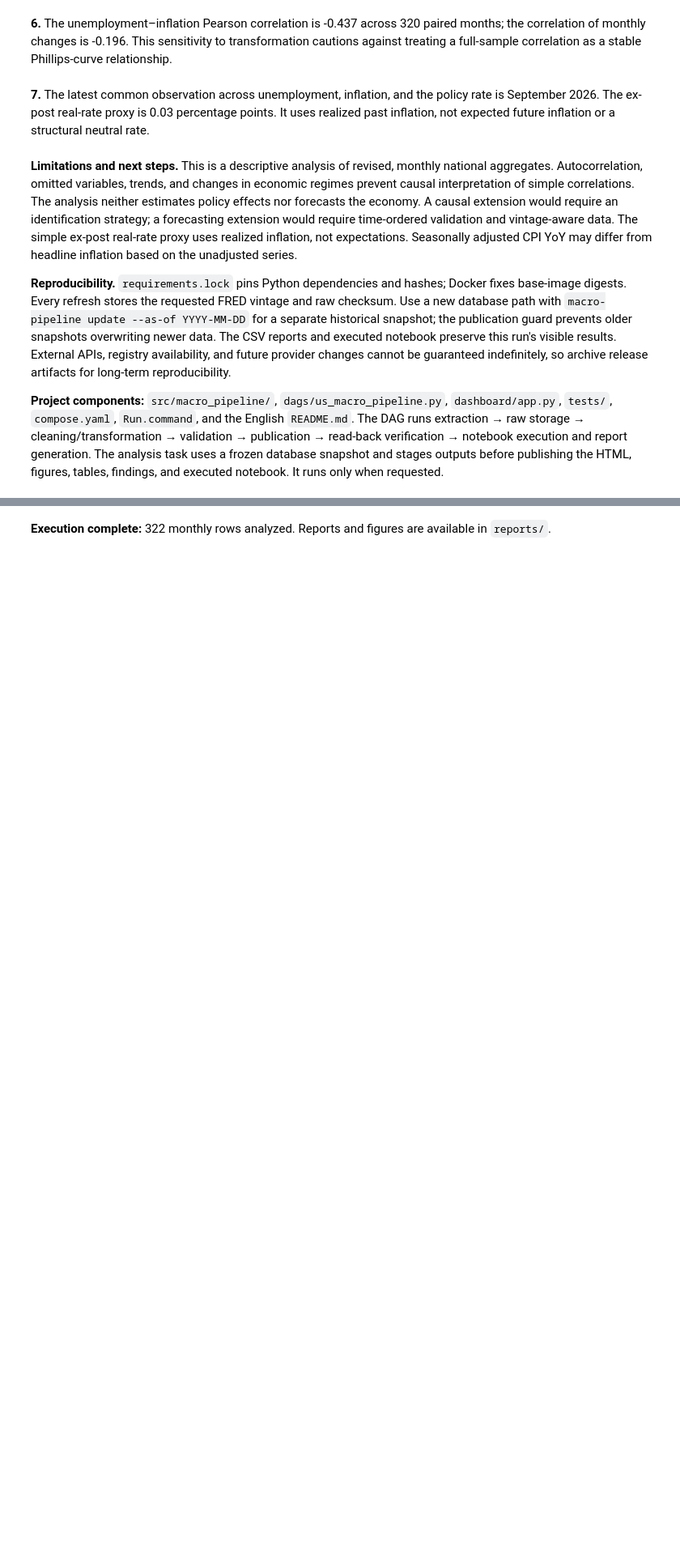
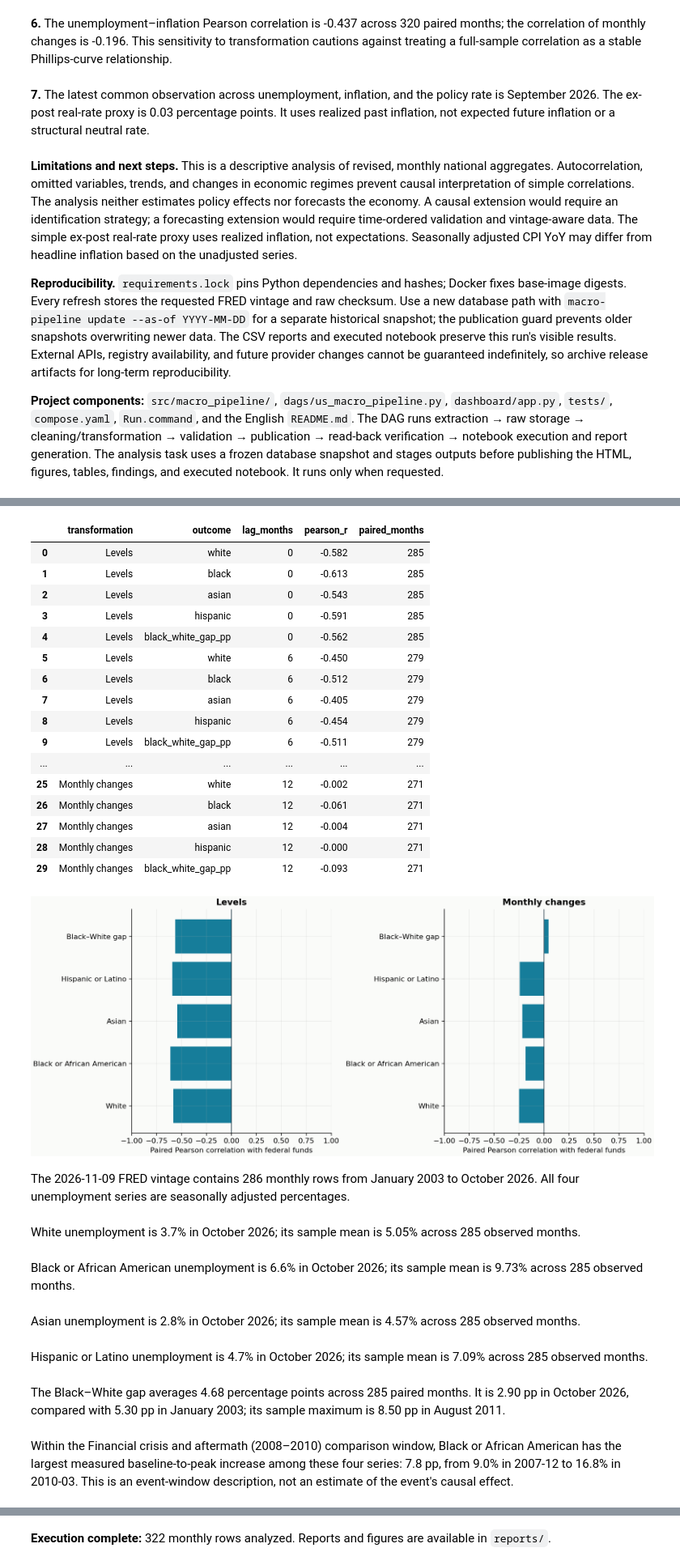
Before and after one commit to xingsun19/us-macroeconomic-pipeline-dashboard, a Jupyter notebook: notebooks/01_macroeconomic_eda.ipynb, the cells around one changed output, grey strips where cells are left out. Shown at 81% size. Saved outputs shown, nothing was run; the diff lists cells and outputs as text; code cells hidden in the pictures; blank space fills up the shorter version.

```diff
--- a/notebooks/01_macroeconomic_eda.ipynb
+++ b/notebooks/01_macroeconomic_eda.ipynb
@@ -270,0 +370,33 @@ for number, item in enumerate(findings(df, run), 1):
+# %%
+if not race.empty:
+    display(policy_correlations(race).round(3))
+    display(Image(filename=str(report_dir / 'race/figures/policy_relationships.png')))
+    for item in race_analysis['findings']:
+        display(Markdown(item))
+    display(Markdown(CAUSAL_NOTE))
+# %% [output]
+|  | transformation | outcome | lag_months | pearson_r | paired_months |
+| 0 | Levels | white | 0 | -0.582 | 285 |
+| 1 | Levels | black | 0 | -0.613 | 285 |
+| 2 | Levels | asian | 0 | -0.543 | 285 |
+| 3 | Levels | hispanic | 0 | -0.591 | 285 |
+| 4 | Levels | black_white_gap_pp | 0 | -0.562 | 285 |
+| 5 | Levels | white | 6 | -0.450 | 279 |
+| 6 | Levels | black | 6 | -0.512 | 279 |
+| 7 | Levels | asian | 6 | -0.405 | 279 |
+| 8 | Levels | hispanic | 6 | -0.454 | 279 |
+| 9 | Levels | black_white_gap_pp | 6 | -0.511 | 279 |
+| ... | ... | ... | ... | ... | ... |
+| 25 | Monthly changes | white | 12 | -0.002 | 271 |
+| 26 | Monthly changes | black | 12 | -0.061 | 271 |
+| 27 | Monthly changes | asian | 12 | -0.004 | 271 |
+| 28 | Monthly changes | hispanic | 12 | -0.000 | 271 |
+| 29 | Monthly changes | black_white_gap_pp | 12 | -0.093 | 271 |
+[figure, added]
+The 2026-11-09 FRED vintage contains 286 monthly rows from January 2003 to October 2026. All four unemployment series are seasonally adjusted percentages.
+White unemployment is 3.7% in October 2026; its sample mean is 5.05% across 285 observed months.
+Black or African American unemployment is 6.6% in October 2026; its sample mean is 9.73% across 285 observed months.
+Asian unemployment is 2.8% in October 2026; its sample mean is 4.57% across 285 observed months.
+Hispanic or Latino unemployment is 4.7% in October 2026; its sample mean is 7.09% across 285 observed months.
+The Black–White gap averages 4.68 percentage points across 285 paired months. It is 2.90 pp in October 2026, compared with 5.30 pp in January 2003; its sample maximum is 8.50 pp in August 2011.
+Within the Financial crisis and aftermath (2008–2010) comparison window, Black or African American has the largest measured baseline-to-peak increase among these four series: 7.8 pp, from 9.0% in 2007-12 to 16.8% in 2010-03. This is an event-window description, not an estimate of the event's causal effect.
```
Also changed, not shown: parts of 11 cells of this notebook, 43 other files.
